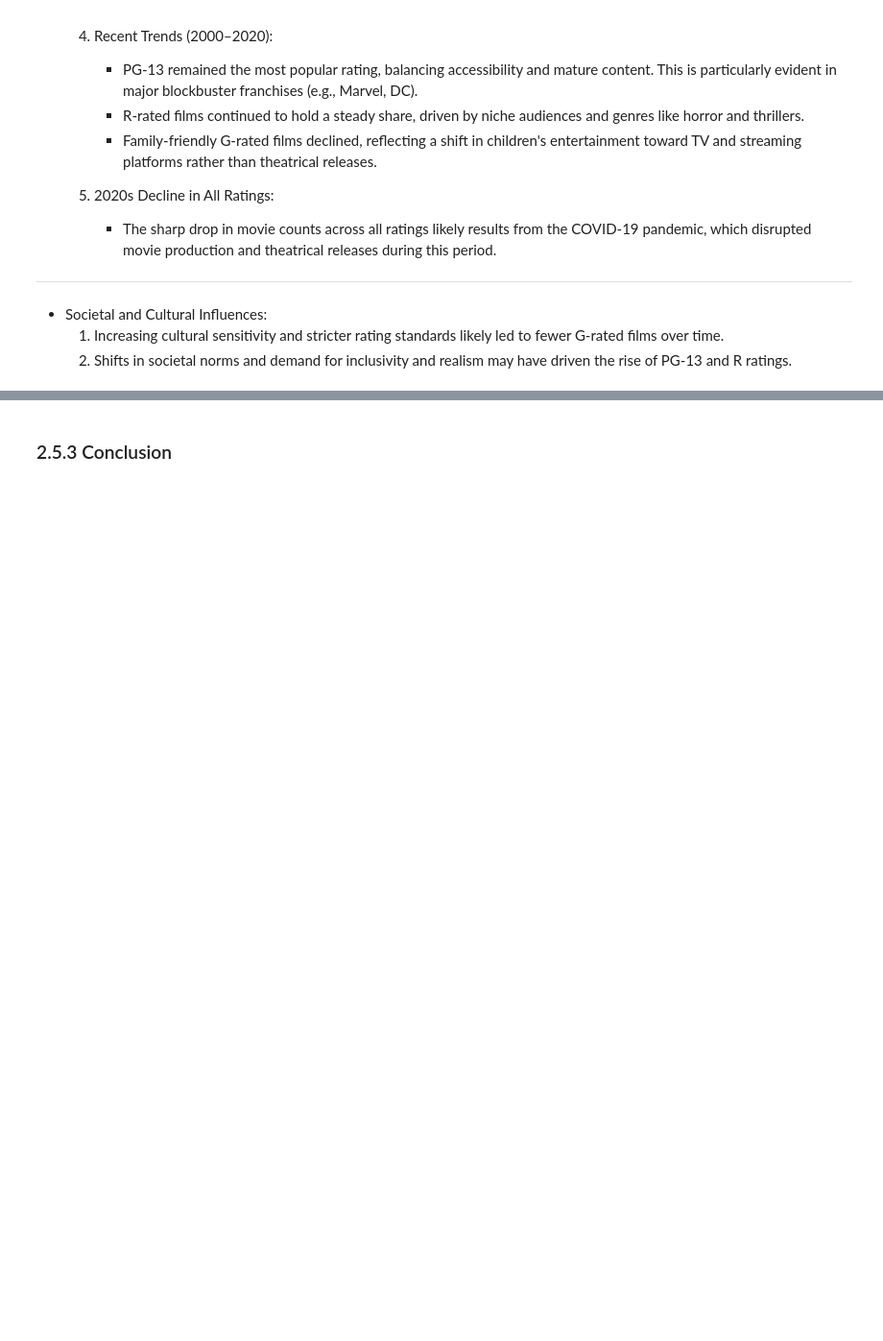
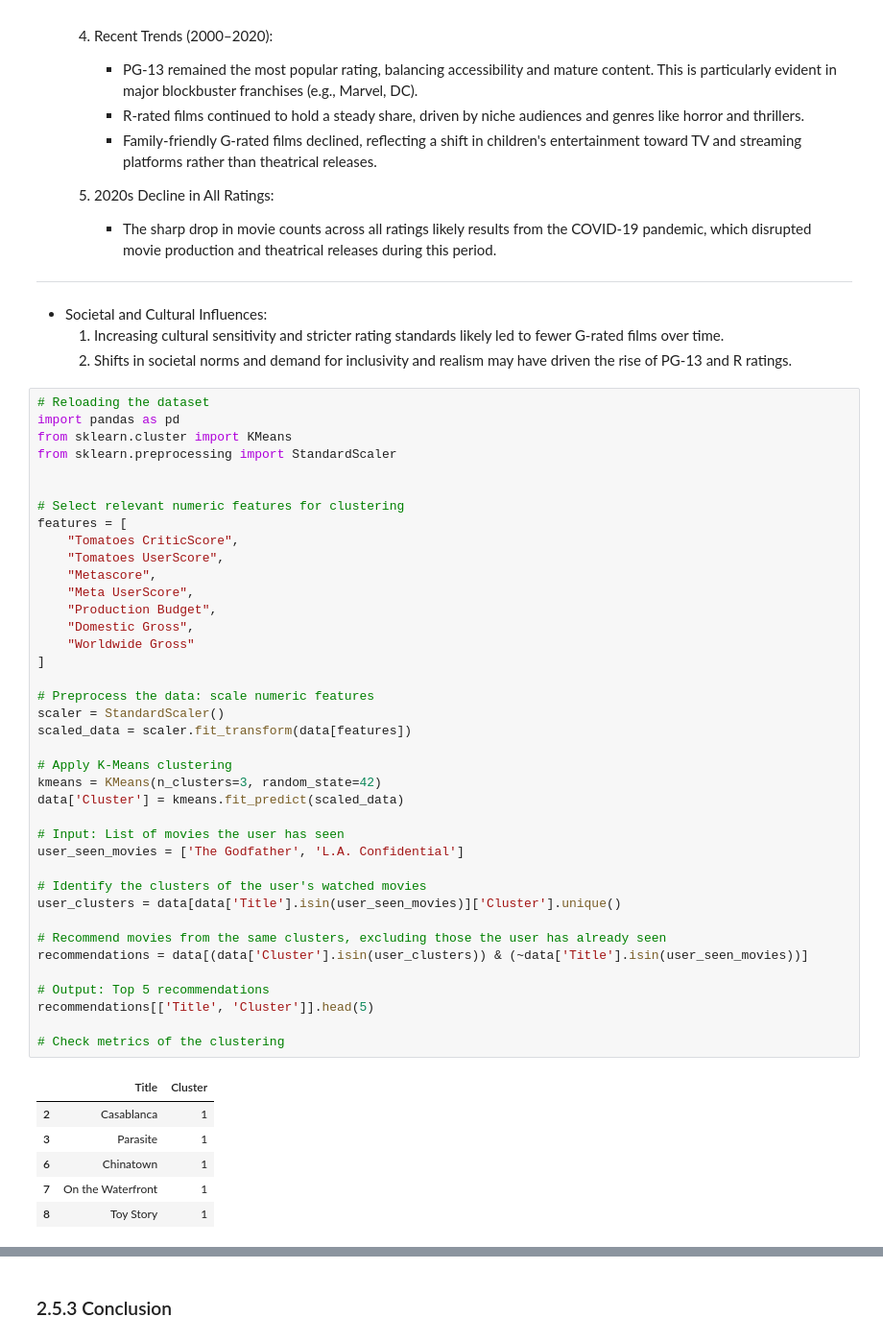
Before and after one commit to truongthuankiet1990gmailcom/Intro2DS---HCMUS---2024, a Jupyter notebook: Questions/Questions.ipynb, the cells around one changed output, grey strips where cells are left out. Shown at 96% size. Drawn from its saved outputs; the diff is of its cells as text; blank space fills up the shorter version.

```diff
--- a/Questions/Questions.ipynb
+++ b/Questions/Questions.ipynb
@@ -479,3 +479,49 @@ ax = sns.countplot(data=data_q5, x='Release Year Bin', hue='Rating')
 - Societal and Cultural Influences:
     1. Increasing cultural sensitivity and stricter rating standards likely led to fewer G-rated films over time.
     2. Shifts in societal norms and demand for inclusivity and realism may have driven the rise of PG-13 and R ratings.
+# %%
+# Reloading the dataset
+import pandas as pd
+from sklearn.cluster import KMeans
+from sklearn.preprocessing import StandardScaler
+
+
+# Select relevant numeric features for clustering
+features = [
+    "Tomatoes CriticScore",
+    "Tomatoes UserScore",
+    "Metascore",
+    "Meta UserScore",
+    "Production Budget",
+    "Domestic Gross",
+    "Worldwide Gross"
+]
+
+# Preprocess the data: scale numeric features
+scaler = StandardScaler()
+scaled_data = scaler.fit_transform(data[features])
+
+# Apply K-Means clustering
+kmeans = KMeans(n_clusters=3, random_state=42)
+data['Cluster'] = kmeans.fit_predict(scaled_data)
+
+# Input: List of movies the user has seen
+user_seen_movies = ['The Godfather', 'L.A. Confidential']
+
+# Identify the clusters of the user's watched movies
+user_clusters = data[data['Title'].isin(user_seen_movies)]['Cluster'].unique()
+
+# Recommend movies from the same clusters, excluding those the user has already seen
+recommendations = data[(data['Cluster'].isin(user_clusters)) & (~data['Title'].isin(user_seen_movies))]
+
+# Output: Top 5 recommendations
+recommendations[['Title', 'Cluster']].head(5)
+
+# Check metrics of the clustering
+# %% [output]
+|  | Title | Cluster |
+| 2 | Casablanca | 1 |
+| 3 | Parasite | 1 |
+| 6 | Chinatown | 1 |
+| 7 | On the Waterfront | 1 |
+| 8 | Toy Story | 1 |
```
Also changed, not shown: parts of 1 cell of this notebook, 1 other file.
